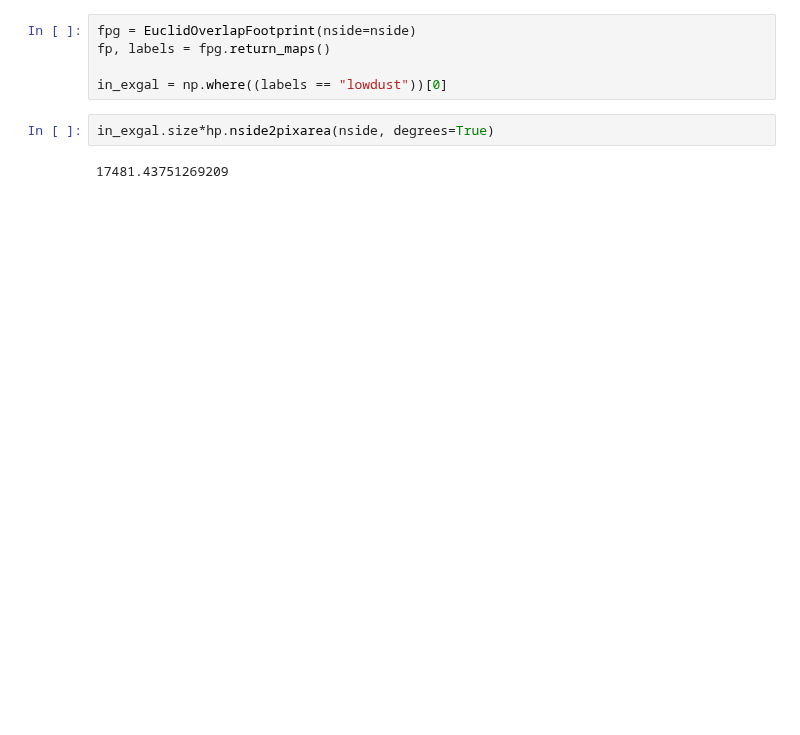
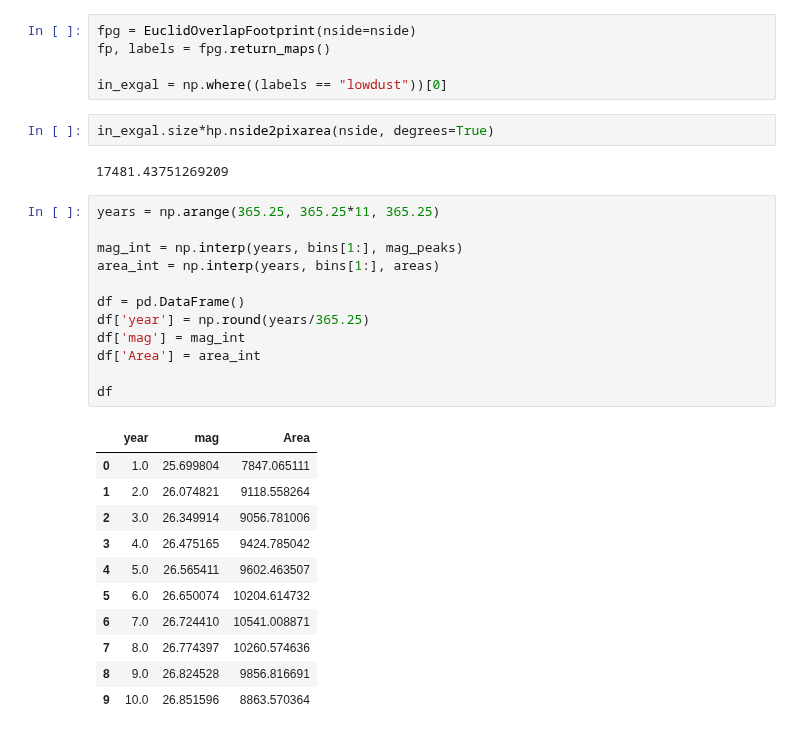
Before and after one commit to yoachim/23_Scratch, a Jupyter notebook: uniformity_v_time/uniformity_noroll.ipynb, the cells around one changed output. Saved outputs shown, nothing was run; the diff lists cells and outputs as text; blank space fills up the shorter version.

```diff
--- a/uniformity_v_time/uniformity_noroll.ipynb
+++ b/uniformity_v_time/uniformity_noroll.ipynb
@@ -93,3 +96,27 @@ in_exgal = np.where((labels == "lowdust"))[0]
 in_exgal.size*hp.nside2pixarea(nside, degrees=True)
 # %% [output]
 17481.43751269209
+# %%
+years = np.arange(365.25, 365.25*11, 365.25)
+
+mag_int = np.interp(years, bins[1:], mag_peaks)
+area_int = np.interp(years, bins[1:], areas)
+
+df = pd.DataFrame()
+df['year'] = np.round(years/365.25)
+df['mag'] = mag_int
+df['Area'] = area_int
+
+df
+# %% [output]
+|  | year | mag | Area |
+| 0 | 1.0 | 25.699804 | 7847.065111 |
+| 1 | 2.0 | 26.074821 | 9118.558264 |
+| 2 | 3.0 | 26.349914 | 9056.781006 |
+| 3 | 4.0 | 26.475165 | 9424.785042 |
+| 4 | 5.0 | 26.565411 | 9602.463507 |
+| 5 | 6.0 | 26.650074 | 10204.614732 |
+| 6 | 7.0 | 26.724410 | 10541.008871 |
+| 7 | 8.0 | 26.774397 | 10260.574636 |
+| 8 | 9.0 | 26.824528 | 9856.816691 |
+| 9 | 10.0 | 26.851596 | 8863.570364 |
```
Also changed, not shown: parts of 6 cells of this notebook, 1 other file.
